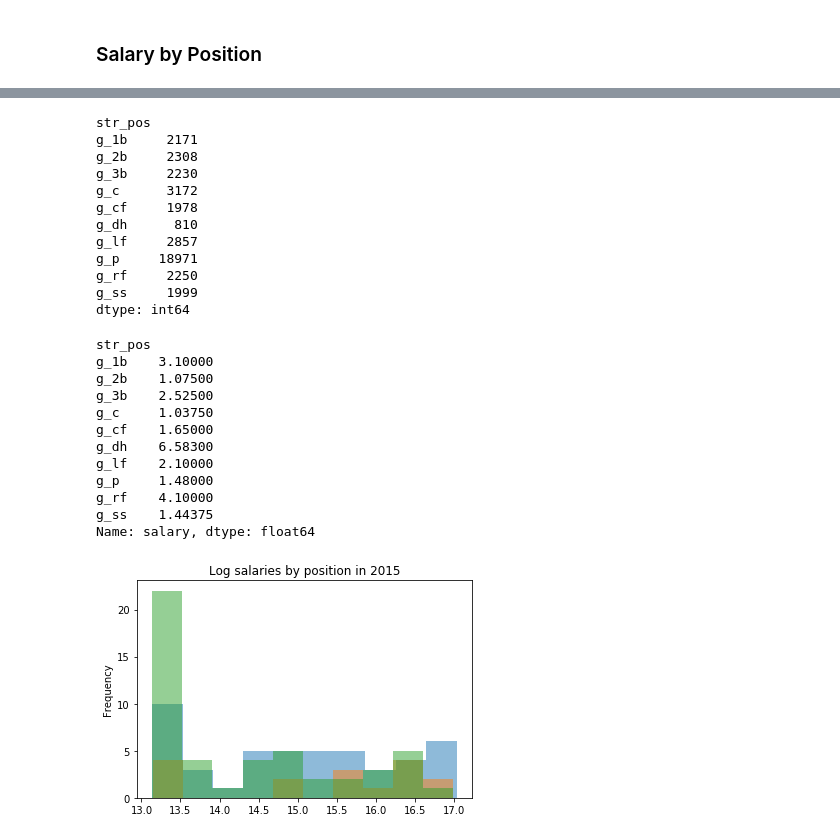
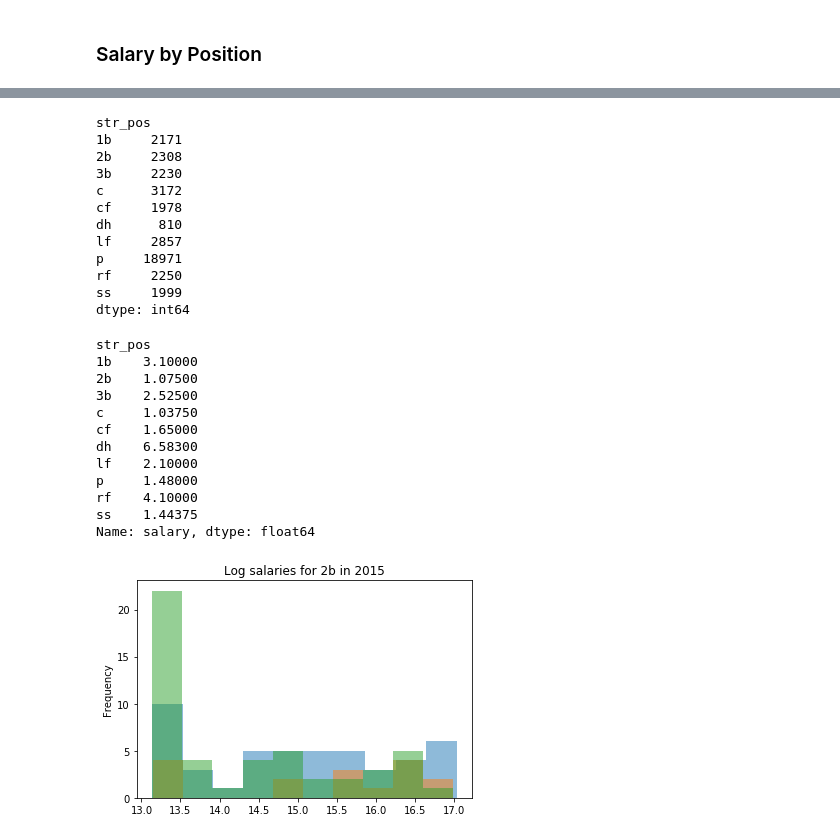
Before and after one commit to jnelson16/springboard-capstone, a Jupyter notebook: Salary.ipynb, the cells around one changed output, grey strips where cells are left out. Drawn from its saved outputs; the diff is of its cells as text; code cells hidden in the pictures.

Commit message:
more salary

```diff
--- a/Salary.ipynb
+++ b/Salary.ipynb
@@ -229,20 +231,20 @@ memory usage: 6.8+ MB
 # %%
 appearances['str_pos'] = appearances[['g_p', 'g_c', 'g_1b', 'g_2b', 'g_3b', 'g_ss',
-                                'g_lf', 'g_cf', 'g_rf', 'g_dh']].idxmax(axis=1)
+                                'g_lf', 'g_cf', 'g_rf', 'g_dh']].idxmax(axis=1).str.replace('g_', '')
 # %%
 appearances[appearances.year > 1984].groupby('str_pos').size()
 # %% [output]
 str_pos
-g_1b     2171
-g_2b     2308
-g_3b     2230
-g_c      3172
-g_cf     1978
-g_dh      810
-g_lf     2857
-g_p     18971
-g_rf     2250
-g_ss     1999
+1b     2171
+2b     2308
+3b     2230
+c      3172
+cf     1978
+dh      810
+lf     2857
+p     18971
+rf     2250
+ss     1999
 dtype: int64
 # %%
 app_salary = appearances.merge(salary)
@@ -250,29 +252,29 @@ app_salary = appearances.merge(salary)
 app_salary[app_salary.year == 2015].groupby('str_pos')['salary'].median() / 1000000
 # %% [output]
 str_pos
-g_1b    3.10000
-g_2b    1.07500
-g_3b    2.52500
-g_c     1.03750
-g_cf    1.65000
-g_dh    6.58300
-g_lf    2.10000
-g_p     1.48000
-g_rf    4.10000
-g_ss    1.44375
+1b    3.10000
+2b    1.07500
+3b    2.52500
+c     1.03750
+cf    1.65000
+dh    6.58300
+lf    2.10000
+p     1.48000
+rf    4.10000
+ss    1.44375
 Name: salary, dtype: float64
 # %%
 positions = {}
-for pos in ['g_p', 'g_c', 'g_1b', 'g_2b', 'g_3b', 'g_ss', 'g_lf', 'g_cf', 'g_rf', 'g_dh']:
-    positions[pos] = app_salary[app_salary.str_pos == pos]
+for pos in ['p', 'c', '1b', '2b', '3b', 'ss', 'lf', 'cf', 'rf', 'dh']:
+    positions[(pos.replace('', ''))] = app_salary[app_salary.str_pos == pos]
 # %%
 def distribution_salary_pos(year, pos):
     pos_df = app_salary[app_salary.str_pos == pos]
     np.log(pos_df[(pos_df.year == year)].groupby('player_id')['salary'].mean()).plot(
-        kind='hist', bins=10, title=f'Log salaries by position in {year}', alpha=0.5)
+        kind='hist', bins=10, title=f'Log salaries for {pos} in {year}', alpha=0.5)
 # %%
-distribution_salary_pos(2015, 'g_1b')
-distribution_salary_pos(2015, 'g_dh')
-distribution_salary_pos(2015, 'g_2b')
+distribution_salary_pos(2015, '1b')
+distribution_salary_pos(2015, 'dh')
+distribution_salary_pos(2015, '2b')
 # %% [output]
-[figure, old version]
+[figure, new version]
```
Also changed, not shown: parts of 11 cells of this notebook.
